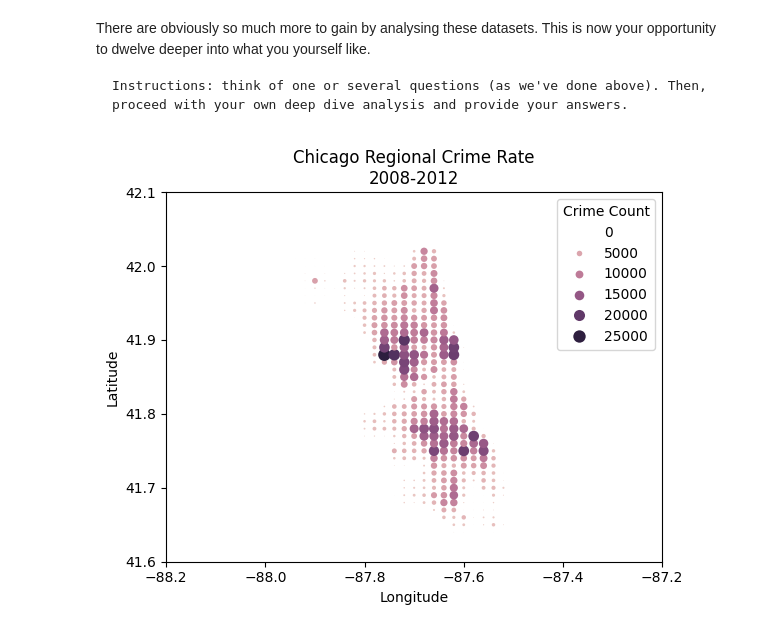
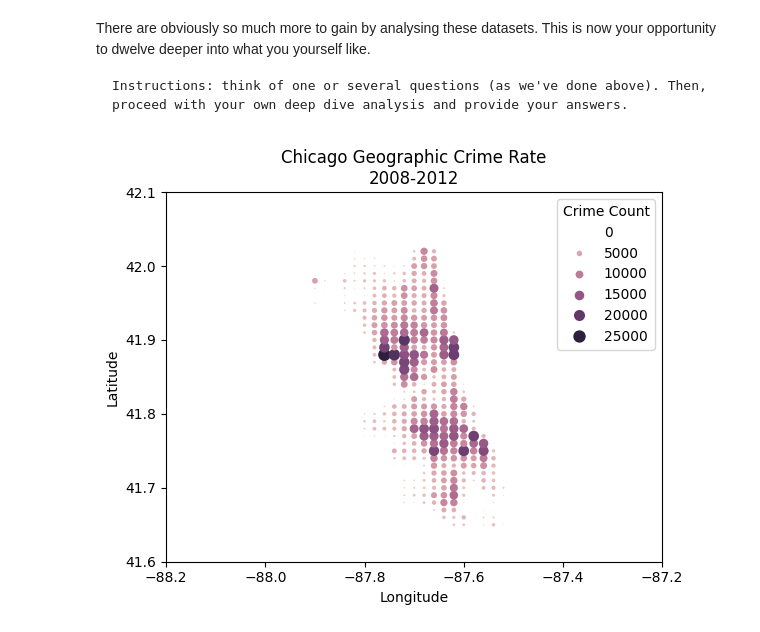
Before and after one commit to SVMino53/aiM24_Databehandling_Inlamning, a Jupyter notebook: chicago.ipynb, the cells around one changed output. Saved outputs shown, nothing was run; the diff lists cells and outputs as text; code cells hidden in the pictures.

```diff
--- a/chicago.ipynb
+++ b/chicago.ipynb
@@ -539,9 +719,9 @@ region_crime_rates_df = pd.DataFrame({"Longitude": [coord[0] for coord, _ in coo
                                       "Crime Count": [count for _, count in coordinate_count]})
 # %%
 sns.scatterplot(region_crime_rates_df, x="Longitude", y="Latitude", hue="Crime Count", size="Crime Count", sizes=(0, 80))
-plt.title("Chicago Regional Crime Rate\n2008-2012")
+plt.title("Chicago Geographic Crime Rate\n2008-2012")
 plt.xlim(-88.2, -87.2)
 plt.ylim(41.6, 42.1)
 plt.show()
 # %% [output]
-[figure, old version]
+[figure, new version]
```
Also changed, not shown: parts of 26 cells of this notebook.
